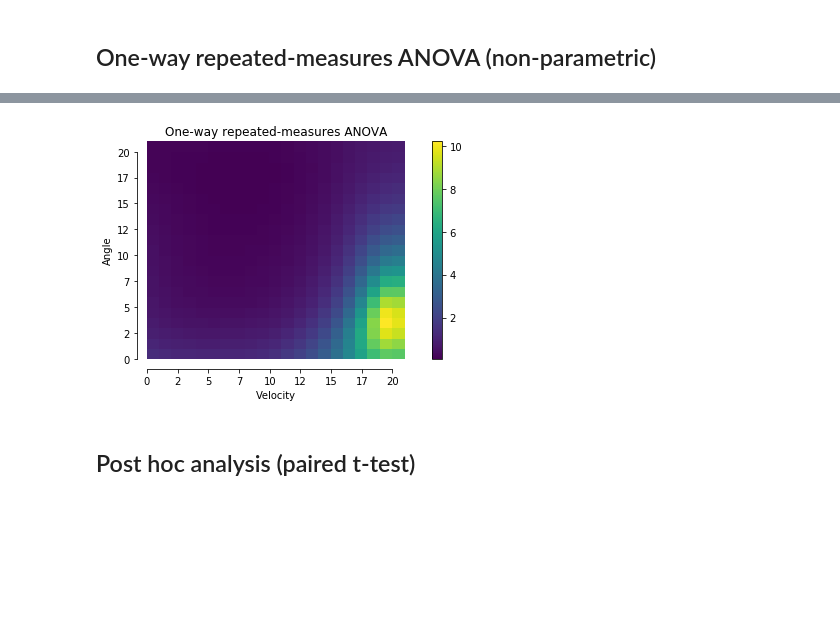
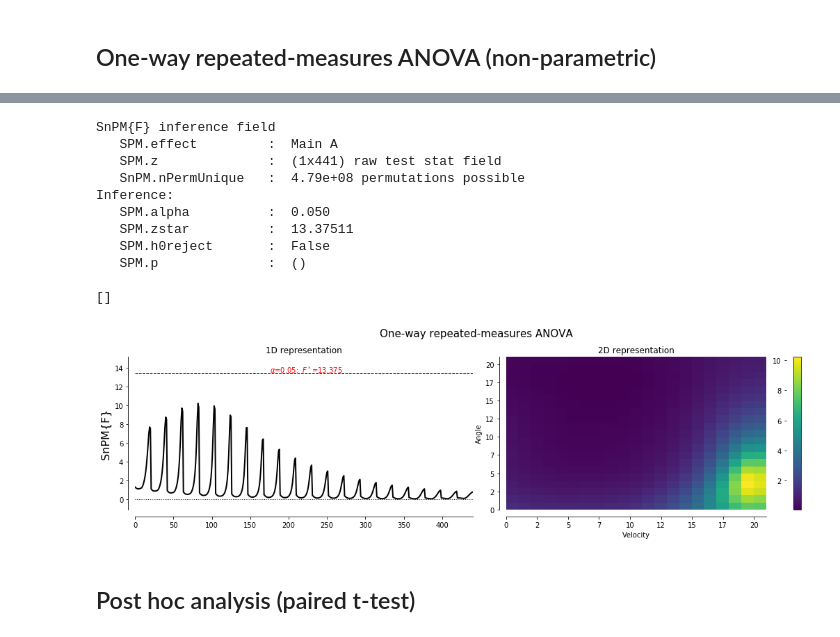
Before and after one commit to romainmartinez/envergo, a Jupyter notebook: 1_spm.ipynb, the cells around one changed output, grey strips where cells are left out. Saved outputs shown, nothing was run; the diff lists cells and outputs as text; code cells hidden in the pictures; blank space fills up the shorter version.

Commit message:
display_results function

```diff
--- a/1_spm.ipynb
+++ b/1_spm.ipynb
@@ -62,5 +64,41 @@ print('y.shape: {}'.format(y.shape))
 participant: [1 1 1 1 1 1 2 2 2 2 2 2]
 position: [1 2 3 4 5 6 1 2 3 4 5 6]
 y.shape: (12, 441)
+# %%
+def display_results(spm, drop_non_significative=False, title=None):
+    print(spm)
+    print(spm.clusters)
+
+    fig, axs = plt.subplots(1, 2, figsize=(15, 4))
+
+    # 1D representation
+    spm.plot(ax=axs[0])
+    spm.plot_p_values(ax=axs[0])
+    spm.plot_threshold_label(ax=axs[0])
+    axs[0].set_title('1D representation')
+
+    # 2D representation
+    z = spm.z.reshape([21, 21])
+    zstar = spm.zstar
+    if drop_non_significative:
+        z[z < zstar] = np.nan
+
+    plt.pcolor(z, cmap='viridis')
+
+    # float to int
+    envergo.util.axis2int()
+    # add color bar
+    plt.colorbar(pad=.08)
+
+    plt.xlabel('Velocity')
+    plt.ylabel('Angle')
+
+    axs[1].set_title('2D representation')
+
+    # aes
+    fig.tight_layout()
+    fig.suptitle(title, y=1.05, fontsize=15)
+    sns.despine(offset=10)
+    plt.show()
 # %% [markdown]
 ## One-way repeated-measures ANOVA (non-parametric)
@@ -94,20 +105,22 @@ zstar = spmi.zstar
-# %%
-plt.pcolor(z, cmap='viridis')
-
-# float to int
-envergo.util.axis2int()
-
-# aes
-sns.despine(offset=10, trim=True)
-
-# add color bar
-plt.colorbar(pad=.08)
-
-plt.xlabel('Velocity')
-plt.ylabel('Angle')
-plt.title('One-way repeated-measures ANOVA')
-plt.show()
-# %% [output]
-[figure, removed]
+# %%
+alpha = 0.05
+a_spm = spm1d.stats.nonparam.anova1rm(y, positions, participants)
+a_spmi = a_spm.inference(alpha, iterations=100)
+
+title = 'One-way repeated-measures ANOVA'
+display_results(a_spmi, drop_non_significative=False, title=title)
+# %% [output]
+SnPM{F} inference field
+   SPM.effect         :  Main A
+   SPM.z              :  (1x441) raw test stat field
+   SnPM.nPermUnique   :  4.79e+08 permutations possible
+Inference:
+   SPM.alpha          :  0.050
+   SPM.zstar          :  13.37511
+   SPM.h0reject       :  False
+   SPM.p              :  ()
+
+[]
+[figure, added]
 # %% [markdown]
 ## Post hoc analysis (paired t-test)
```
Also changed, not shown: parts of 6 cells of this notebook.
